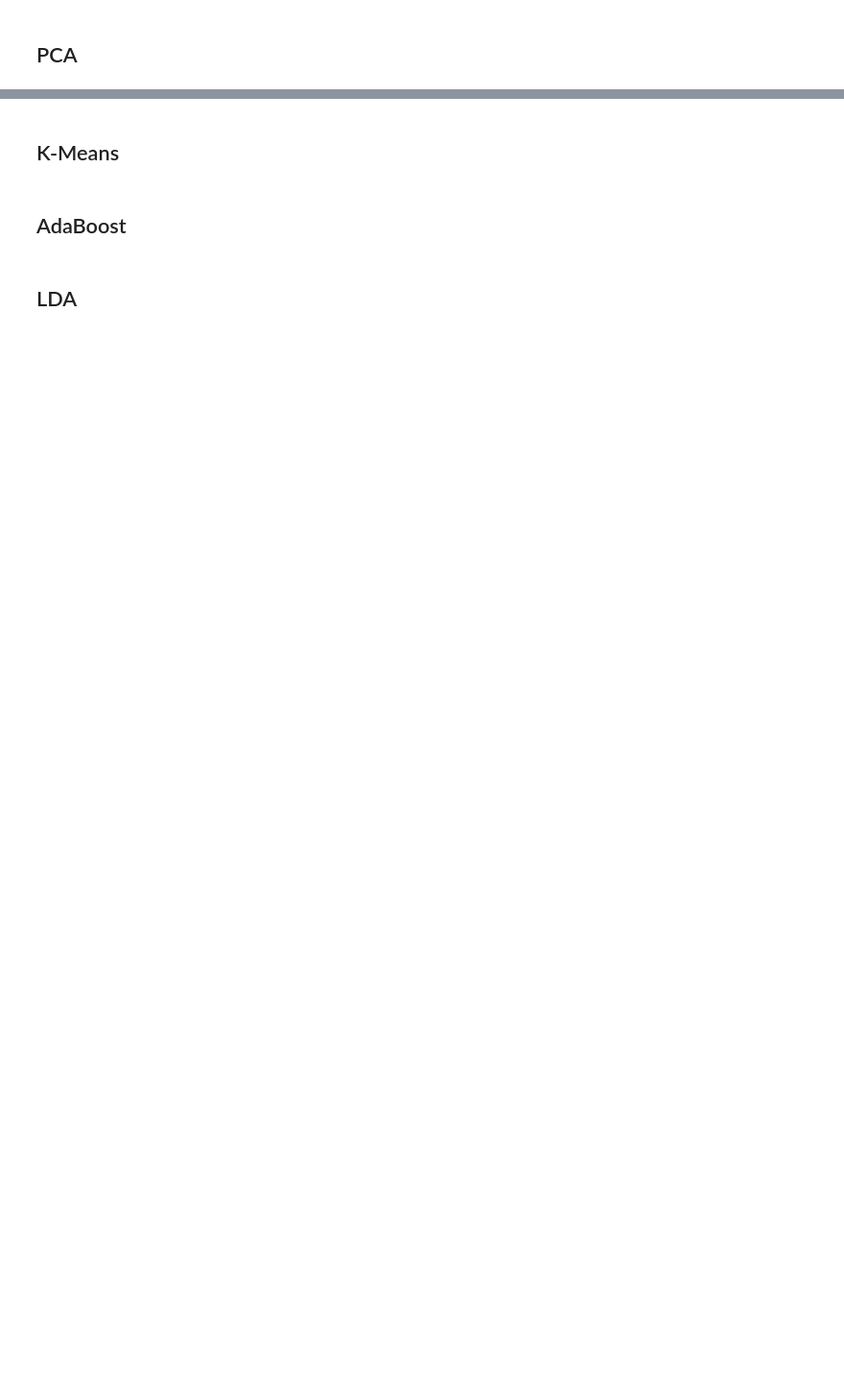
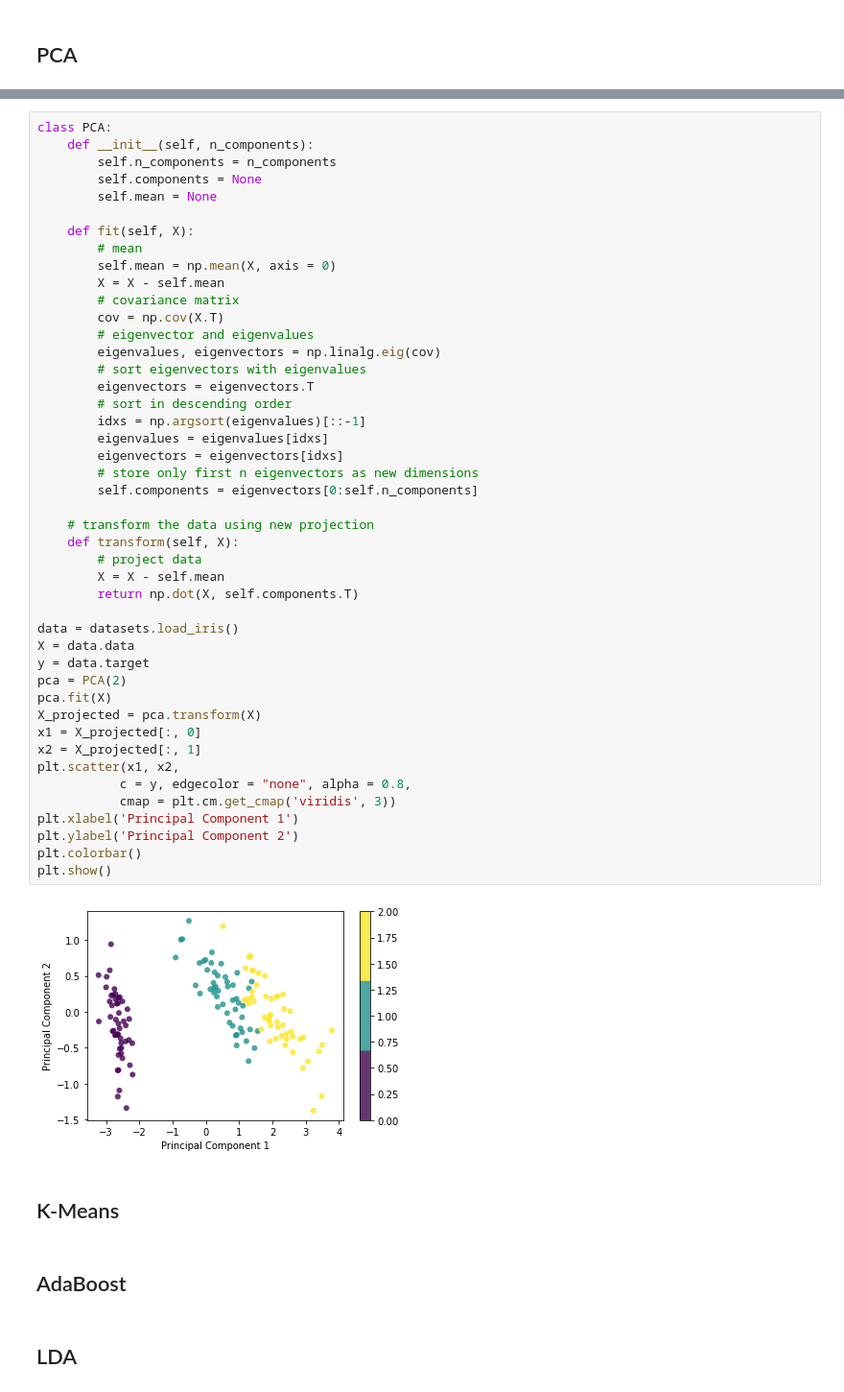
Before and after one commit to ChenshuLiu/Machine-Learning-in-Python, a Jupyter notebook: Machine Learning in Python.ipynb, the cells around one changed output, grey strips where cells are left out. Shown at 96% size. Cells and saved outputs as stored; diff of their text form; blank space fills up the shorter version.

```diff
--- a/Machine Learning in Python.ipynb
+++ b/Machine Learning in Python.ipynb
@@ -836,3 +851,50 @@ The prediction accuracy of the random forest is: 0.9473684210526315
+# %%
+class PCA:
+    def __init__(self, n_components):
+        self.n_components = n_components
+        self.components = None
+        self.mean = None
+
+    def fit(self, X):
+        # mean
+        self.mean = np.mean(X, axis = 0)
+        X = X - self.mean
+        # covariance matrix
+        cov = np.cov(X.T)
+        # eigenvector and eigenvalues
+        eigenvalues, eigenvectors = np.linalg.eig(cov)
+        # sort eigenvectors with eigenvalues
+        eigenvectors = eigenvectors.T
+        # sort in descending order
+        idxs = np.argsort(eigenvalues)[::-1]
+        eigenvalues = eigenvalues[idxs]
+        eigenvectors = eigenvectors[idxs]
+        # store only first n eigenvectors as new dimensions
+        self.components = eigenvectors[0:self.n_components]
+
+    # transform the data using new projection
+    def transform(self, X):
+        # project data
+        X = X - self.mean
+        return np.dot(X, self.components.T)
+
+data = datasets.load_iris()
+X = data.data
+y = data.target
+pca = PCA(2)
+pca.fit(X)
+X_projected = pca.transform(X)
+x1 = X_projected[:, 0]
+x2 = X_projected[:, 1]
+plt.scatter(x1, x2,
+           c = y, edgecolor = "none", alpha = 0.8,
+           cmap = plt.cm.get_cmap('viridis', 3))
+plt.xlabel('Principal Component 1')
+plt.ylabel('Principal Component 2')
+plt.colorbar()
+plt.show()
+# %% [output]
+[figure, added]
 # %% [markdown]
 ## K-Means
 # %% [markdown]
```
Also changed, not shown: parts of 17 cells of this notebook, 4 other files.
